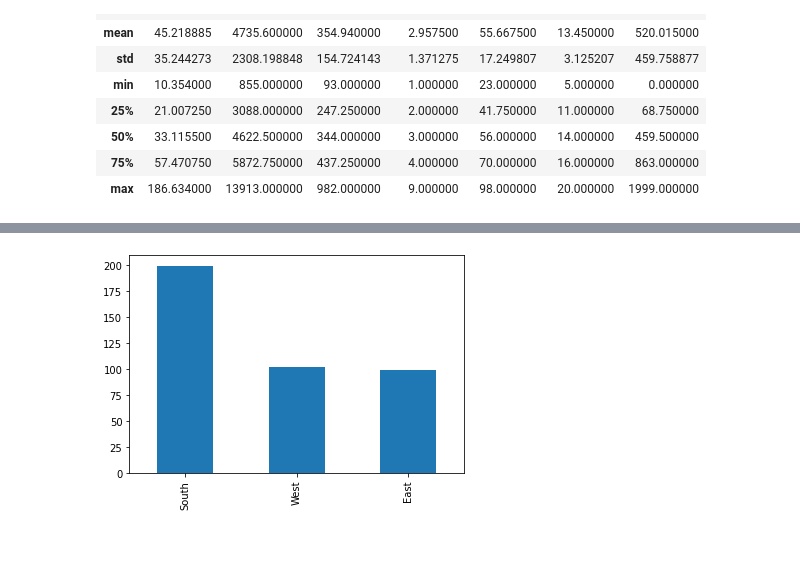
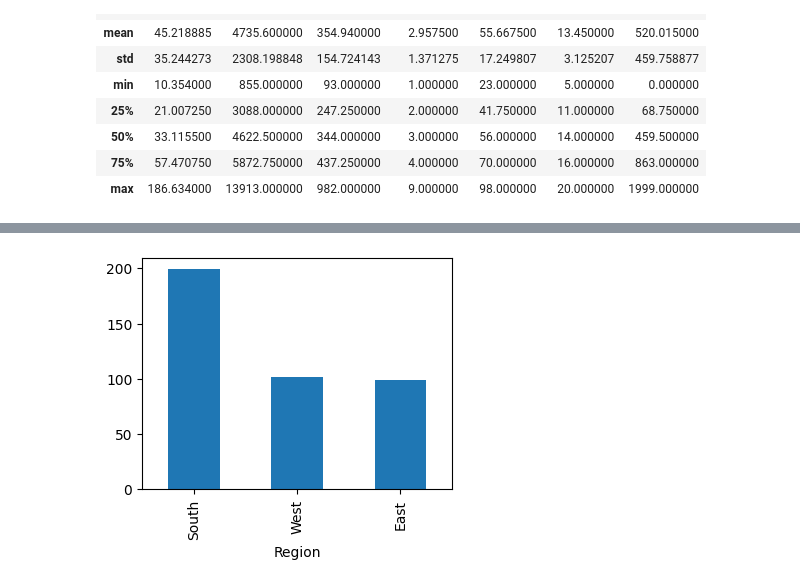
Before and after one commit to innosevda/Data-Science-CRN-20018, a Jupyter notebook: Homework2.ipynb, the cells around one changed output, grey strips where cells are left out. Saved outputs shown, nothing was run; the diff lists cells and outputs as text; code cells hidden in the pictures; blank space fills up the shorter version.

```diff
--- a/Homework2.ipynb
+++ b/Homework2.ipynb
@@ -92,6 +128,10 @@ Name: Married, dtype: float64
 # %%
 #Q10-Get the frequency distribution of Region using bar graph
+
+plt.figure(figsize=(4, 3))
+df["Region"].value_counts().plot(kind="bar")
+plt.show()
 # %% [output]
-[figure, old version]
+[figure, new version]
 # %%
 #Q11-Get the mean income  of married people?
```
Also changed, not shown: parts of 11 cells of this notebook.
